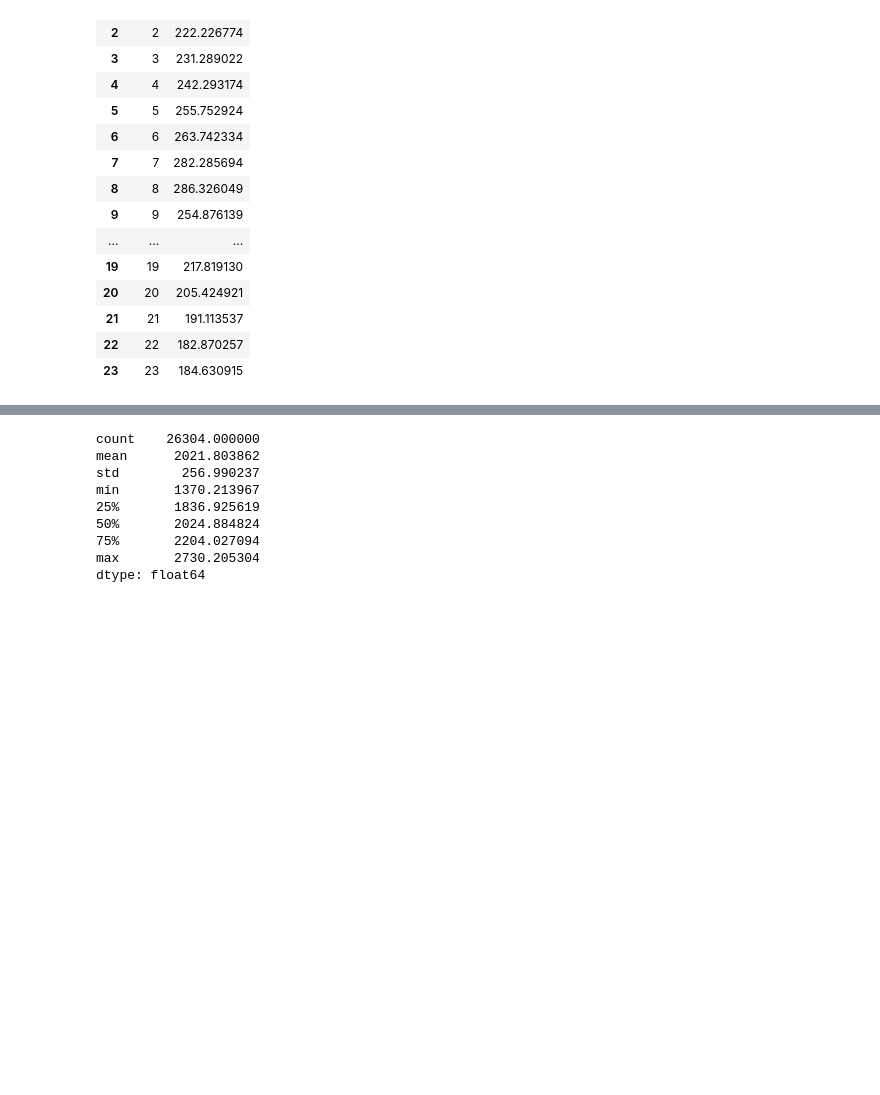
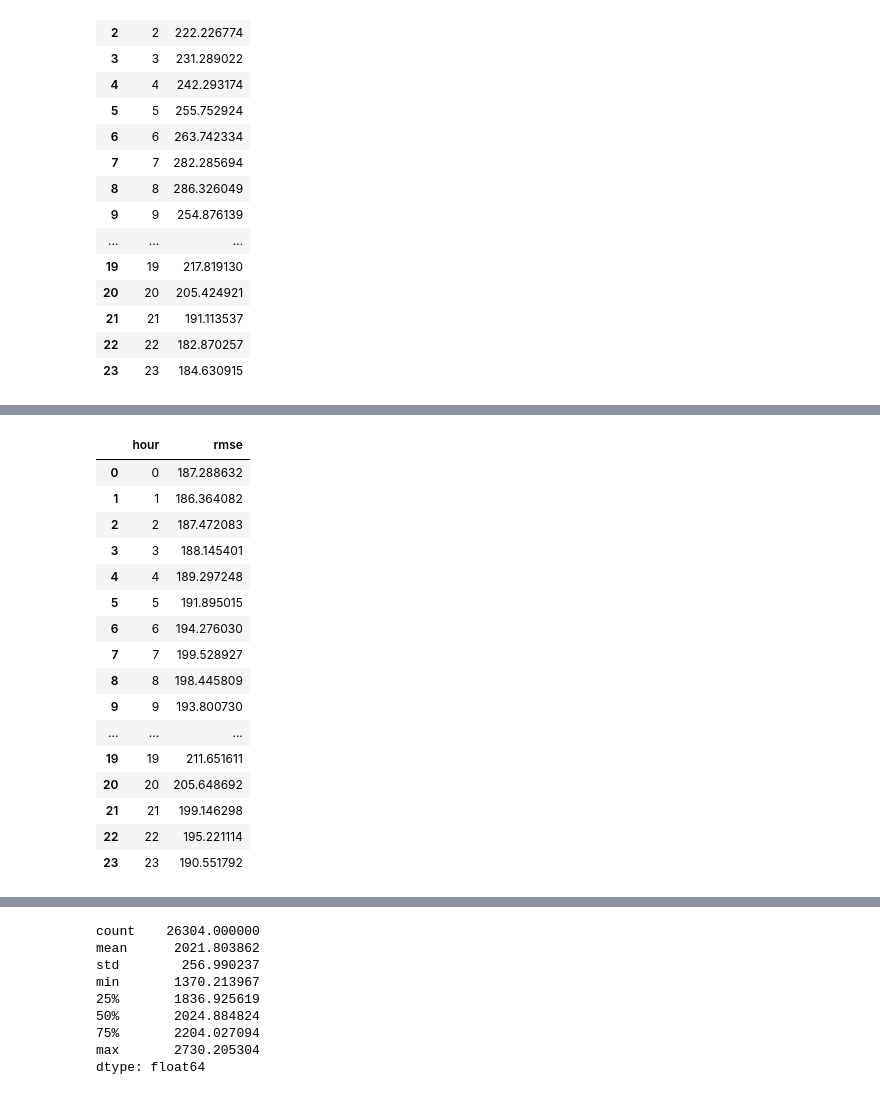
Before and after one commit to baskarsambandamurthy/jobathon-nov-2022, a Jupyter notebook: jobathon-nov-2022-fbprophet.ipynb, the cells around one changed output, grey strips where cells are left out. Saved outputs shown, nothing was run; the diff lists cells and outputs as text; code cells hidden in the pictures; blank space fills up the shorter version.

```diff
--- a/jobathon-nov-2022-fbprophet.ipynb
+++ b/jobathon-nov-2022-fbprophet.ipynb
@@ -601,18 +588,17 @@ val_start   = len(X_train_df)#10000
 val_period  = len(X_val_df)#48
 np.random.seed(seed)
 
-preds = np.zeros(len(X_val_df))
+preds_val = np.zeros(len(X_val_df))
+preds_train = np.zeros(len(X_train_df))
 
-rmses=[]
+rmses_train=[]
+rmses_val=[]
+hour_models=[]
 
 for i in range(24):
 
     print()
     print(f'*********** HOUR {i} *******************')
-
-#     if i==8:
-#         rmses.append(0)
-#         continue
 
 
     train_model =Prophet(
@@ -633,24 +619,26 @@ for i in range(24):
 
     train_mask = X_train_df[f'hour_{i}']==1
     val_mask = X_val_df[f'hour_{i}']==1
-    train_model.fit(X_train_df[train_mask][:val_start],
-    #                 seed=seed
+    train_model.fit(X_train_df[train_mask],
                    )
     print('Fit completed')
+    hour_models.append(train_model)
 
-    train_forecast = train_model.predict(X_val_df[val_mask][:val_period])
-    RMSE = mean_squared_error(X_val_df[val_mask][:val_period]['y'],train_forecast['yhat'],squared=False)
-    print(f'hour:{i}  RMSE:{RMSE}')
-    # print('RMSE------------------------------------',RMSE)
+    #Prediction of Validation  Set
+    val_forecast = train_model.predict(X_val_df[val_mask])
+    RMSE = mean_squared_error(X_val_df[val_mask]['y'],val_forecast['yhat'],squared=False)
+    print(f'validation hour:{i}  RMSE:{RMSE}')
 
-    preds[val_mask]=train_forecast['yhat']
+    preds_val[val_mask]=val_forecast['yhat']
+    rmses_val.append(RMSE)
 
-    rmses.append(RMSE)
+    #Prediction of Train  Set
+    train_forecast = train_model.predict(X_train_df[train_mask])
+    RMSE = mean_squared_error(X_train_df[train_mask]['y'],train_forecast['yhat'],squared=False)
+    print(f'train hour:{i}  RMSE:{RMSE}')
 
-hour_rmses_pred = pd.DataFrame()
-hour_rmses_pred['hour'] = range(24)
-hour_rmses_pred['rmse'] = rmses
-hour_rmses_pred
+    preds_train[train_mask]=train_forecast['yhat']
+    rmses_train.append(RMSE)
 # %% [output]
 INFO:fbprophet:n_changepoints greater than number of observations. Using -1.
 *********** HOUR 0 *******************
@@ -727,0 +712,23 @@ Iteration 14. Log joint probability
+# %%
+hour_rmses_pred_val = pd.DataFrame()
+hour_rmses_pred_val['hour'] = range(24)
+hour_rmses_pred_val['rmse'] = rmses_val
+hour_rmses_pred_val
+# %% [output]
+|  | hour | rmse |
+| 0 | 0 | 187.288632 |
+| 1 | 1 | 186.364082 |
+| 2 | 2 | 187.472083 |
+| 3 | 3 | 188.145401 |
+| 4 | 4 | 189.297248 |
+| 5 | 5 | 191.895015 |
+| 6 | 6 | 194.276030 |
+| 7 | 7 | 199.528927 |
+| 8 | 8 | 198.445809 |
+| 9 | 9 | 193.800730 |
+| ... | ... | ... |
+| 19 | 19 | 211.651611 |
+| 20 | 20 | 205.648692 |
+| 21 | 21 | 199.146298 |
+| 22 | 22 | 195.221114 |
+| 23 | 23 | 190.551792 |
```
Also changed, not shown: parts of 29 cells of this notebook.
